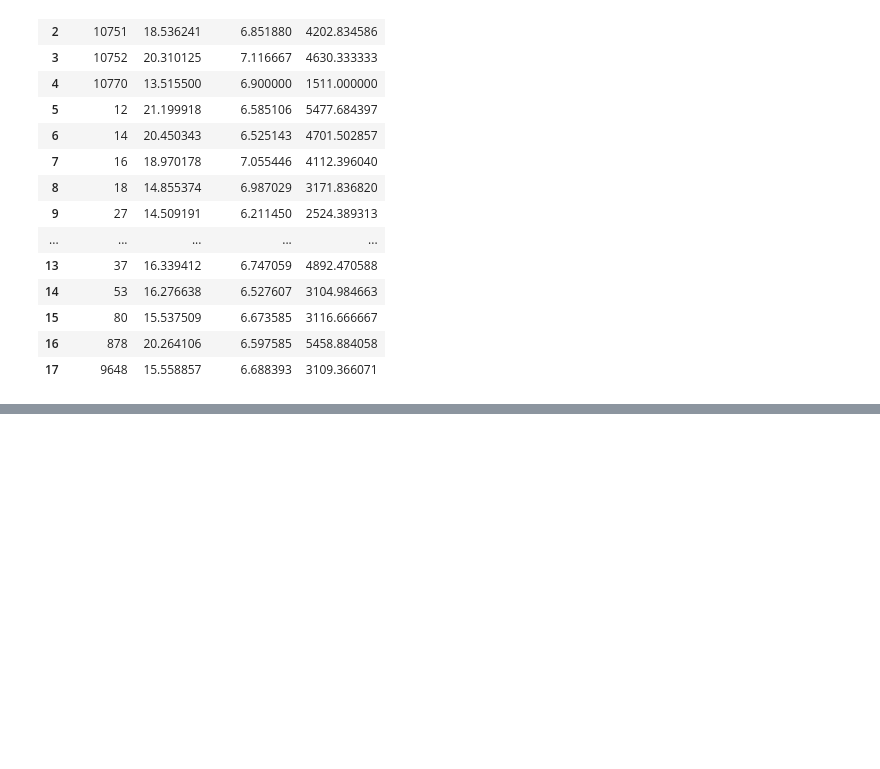
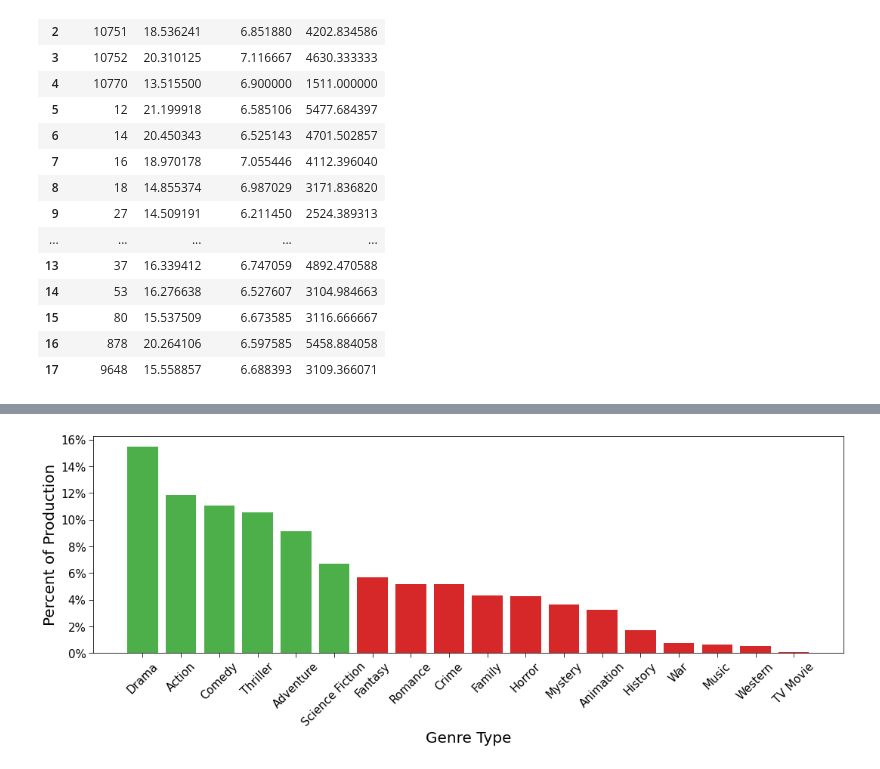
Before and after one commit to Co-nn/Movie-Analysis-Project, a Jupyter notebook: Cooper/Movie Analysis.ipynb, the cells around one changed output, grey strips where cells are left out. Saved outputs shown, nothing was run; the diff lists cells and outputs as text; code cells hidden in the pictures; blank space fills up the shorter version.

```diff
--- a/Cooper/Movie Analysis.ipynb
+++ b/Cooper/Movie Analysis.ipynb
@@ -211,0 +216,3 @@ exploded_genres['genre_ids'] = exploded_genres['genre_ids'].map(genre_id)
+# %%
+top_6 = mpy.sort_values('movies_produced', ascending = False)
+top_6
@@ -211,0 +237,2 @@ exploded_genres['genre_ids'] = exploded_genres['genre_ids'].map(genre_id)
+# %%
+top_6['genre_ids'] = top_6['genre_ids'].map(genre_id)
@@ -211,0 +241,4 @@ exploded_genres['genre_ids'] = exploded_genres['genre_ids'].map(genre_id)
+# %%
+top_6['percent'] = top_6['movies_produced']/sum(top_6['movies_produced'])
+# %%
+top_6['percent'] = top_6['percent'] * 100
@@ -222,0 +322,15 @@ plt.show()
+# %%
+fig, ax = plt.subplots(figsize = (15, 6))
+palette = plt.get_cmap('Set1')
+ax.bar(top_6['genre_ids'], top_6['percent'], color = [palette(2) if percent > 6 else '#D62828' for percent in top_6['percent']])
+# ax.set_title("Top 6 Most Popular Genres to Produce", fontsize = 30)
+ax.set_ylabel("Percent of Production", fontsize = 20)
+ax.set_xlabel("Genre Type", fontsize = 20)
+ax.tick_params(length = 6, which = ('both'))
+plt.xticks(rotation = 45, fontsize=15)
+plt.yticks(fontsize=15)
+# ax.set_yticklabels(PV, minor = False)
+ax.yaxis.set_major_formatter(StrMethodFormatter('{x:.0f}%'))
+plt.show()
+# %% [output]
+[figure, added]
```
Also changed, not shown: parts of 55 cells of this notebook.
